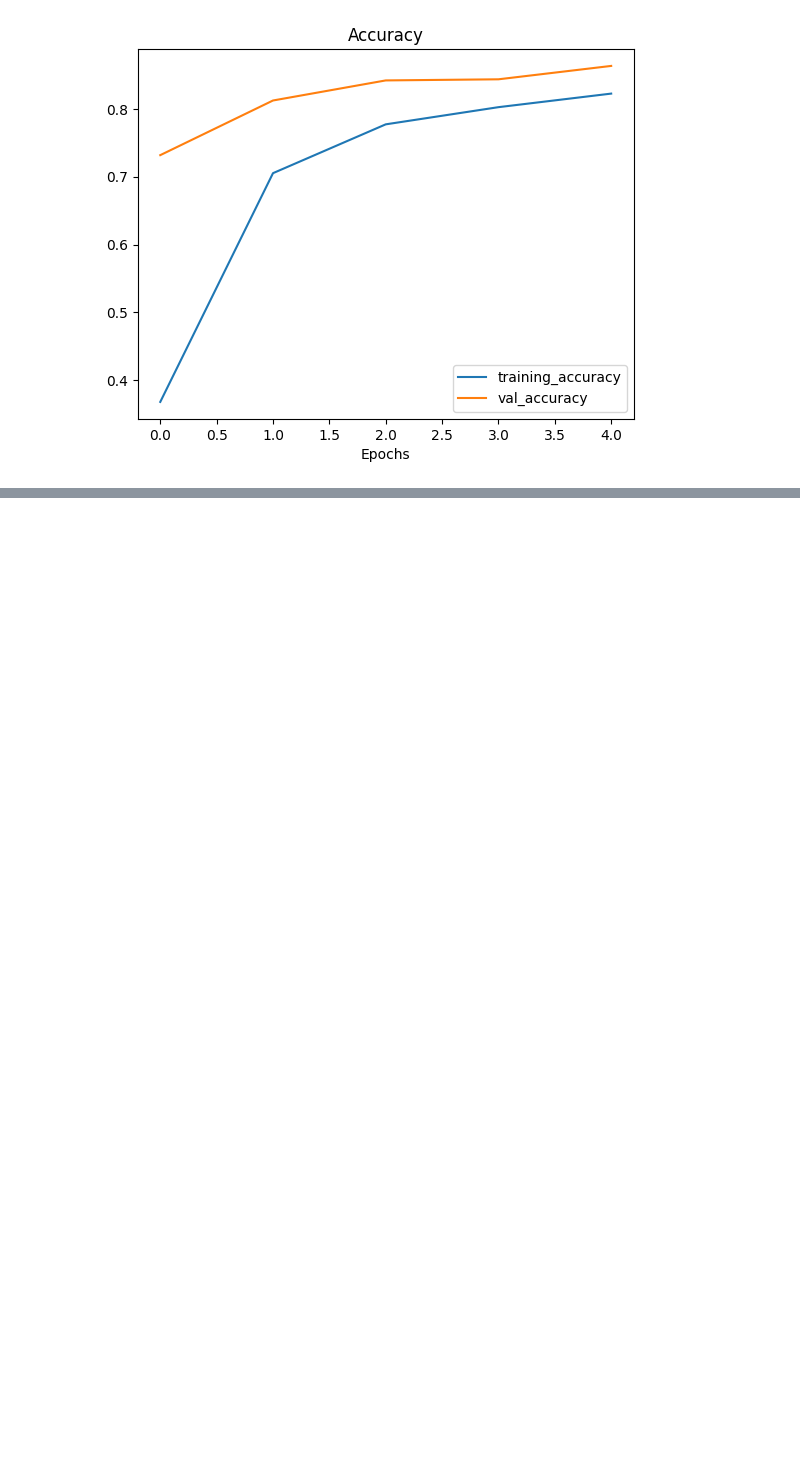
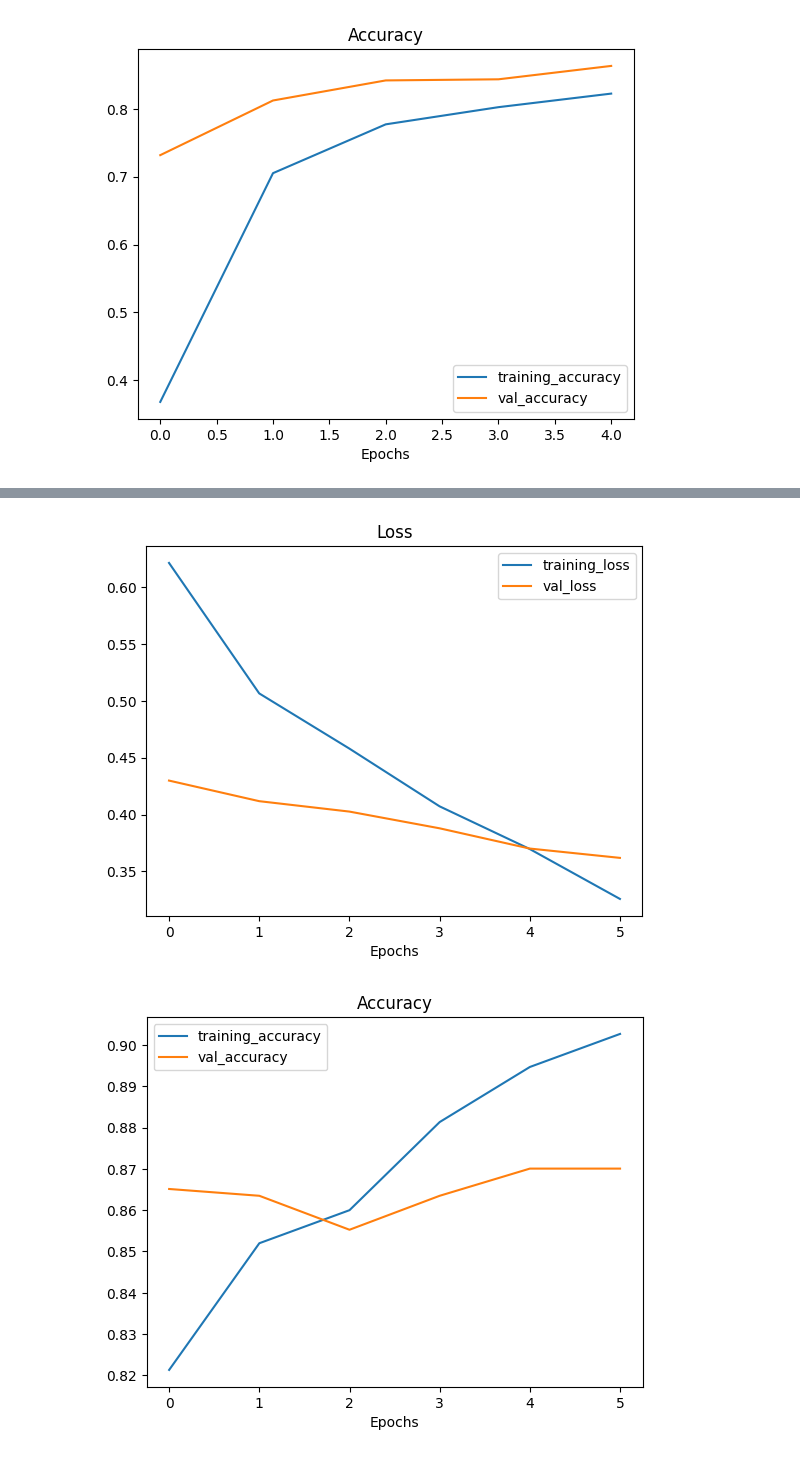
Before and after one commit to nripstein/Learning-Tensorflow, a Jupyter notebook: Transfer Learning in TensorFlow Part 2: Fine tuning.ipynb, the cells around one changed output, grey strips where cells are left out. Cells and saved outputs as stored; diff of their text form; code cells hidden in the pictures; blank space fills up the shorter version.

Commit message:
started final fine-tuning model

```diff
--- a/Transfer Learning in TensorFlow Part 2: Fine tuning.ipynb
+++ b/Transfer Learning in TensorFlow Part 2: Fine tuning.ipynb
@@ -669,0 +672,2 @@ plot_loss_curves(model_2_history)
+# %%
+model_2.load_weights(checkpoint_path)
@@ -669,0 +739,12 @@ plot_loss_curves(model_2_history)
+# %%
+base_model.trainable = True
+
+for layer in base_model.layers[:-10]:
+    layer.trainable = False
+
+
+
+# recompile model whenever we make a change
+model_2.compile(loss=tf.keras.losses.CategoricalCrossentropy(),
+                optimizer=tf.keras.optimizers.Adam(learning_rate=0.0001),  # we often want to lower learning rate on fine tuning (bc those layers have already learned something). 10x is a good starting place
+                metrics=["accuracy"])
@@ -669,0 +782,13 @@ plot_loss_curves(model_2_history)
+# %%
+# fine tune for another 5 epochs
+fine_tune_epochs = initial_epochs + 5
+
+# refit model (same as without fine-tuning, but has more trainable layers)
+model_2_fine_tune_history = model_2.fit(train_data_10_percent,
+                                        epochs=fine_tune_epochs,
+                                        steps_per_epoch=(len(train_data_10_percent)),
+                                        validation_data=test_data,
+                                        validation_steps=int(0.25 * len(test_data)),
+                                        initial_epoch=model_2_history.epoch[-1], # start training from previous last epoch
+                                        callbacks=[create_tensorboard_callback(dir_name="transfer_learning",
+                                                                               experiment_name="fist_fine_tune")])
@@ -669,0 +817,6 @@ plot_loss_curves(model_2_history)
+# %%
+# this didn't plot properly for after fine tuning
+plot_loss_curves(model_2_fine_tune_history)
+# %% [output]
+[figure, added]
+[figure, added]
```
Also changed, not shown: parts of 29 cells of this notebook.
